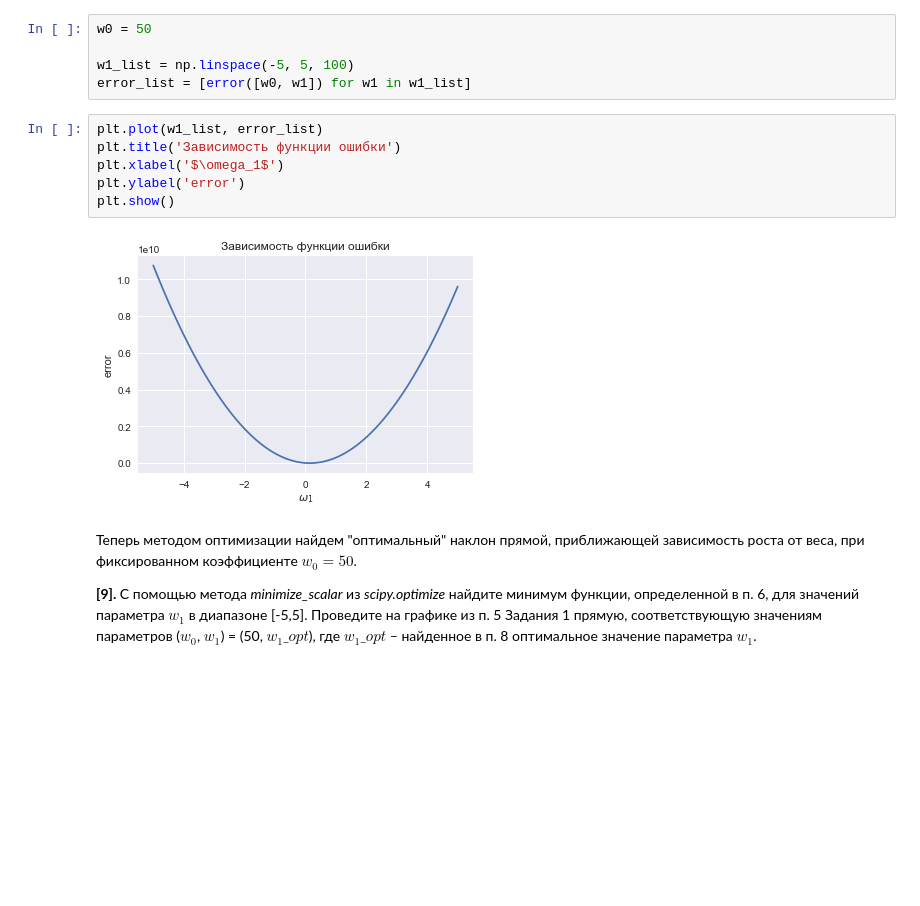
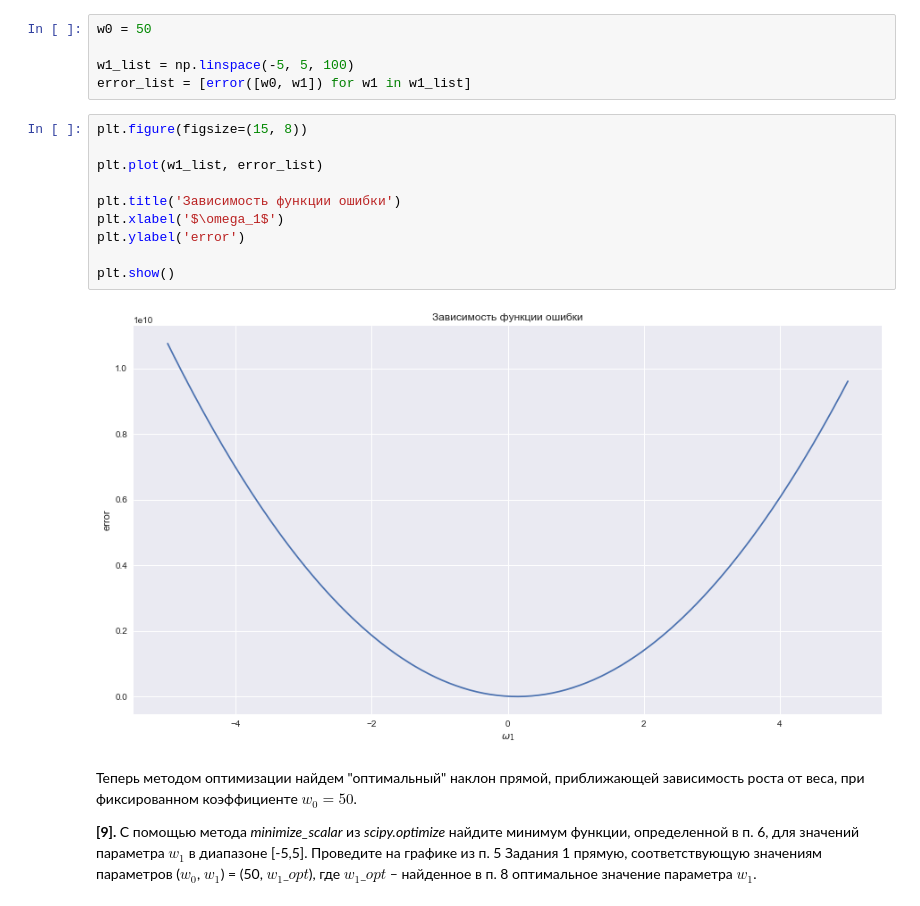
Before and after one commit to SmirnovAlexander/MachineLearningDataAnalysis, a Jupyter notebook: SupervisedLearning/LinearRegression/LinearRegression.ipynb, the cells around one changed output. Drawn from its saved outputs; the diff is of its cells as text; blank space fills up the shorter version.

```diff
--- a/SupervisedLearning/LinearRegression/LinearRegression.ipynb
+++ b/SupervisedLearning/LinearRegression/LinearRegression.ipynb
@@ -173,13 +177,17 @@ w0 = 50
 w1_list = np.linspace(-5, 5, 100)
 error_list = [error([w0, w1]) for w1 in w1_list]
 # %%
+plt.figure(figsize=(15, 8))
+
 plt.plot(w1_list, error_list)
+
 plt.title('Зависимость функции ошибки')
 plt.xlabel('$\omega_1$')
 plt.ylabel('error')
+
 plt.show()
 # %% [output]
-[figure, old version]
+[figure, new version]
 # %% [markdown]
 Теперь методом оптимизации найдем "оптимальный" наклон прямой, приближающей зависимость роста от веса, при фиксированном коэффициенте $w_0 = 50$.
 
```
Also changed, not shown: parts of 5 cells of this notebook.
